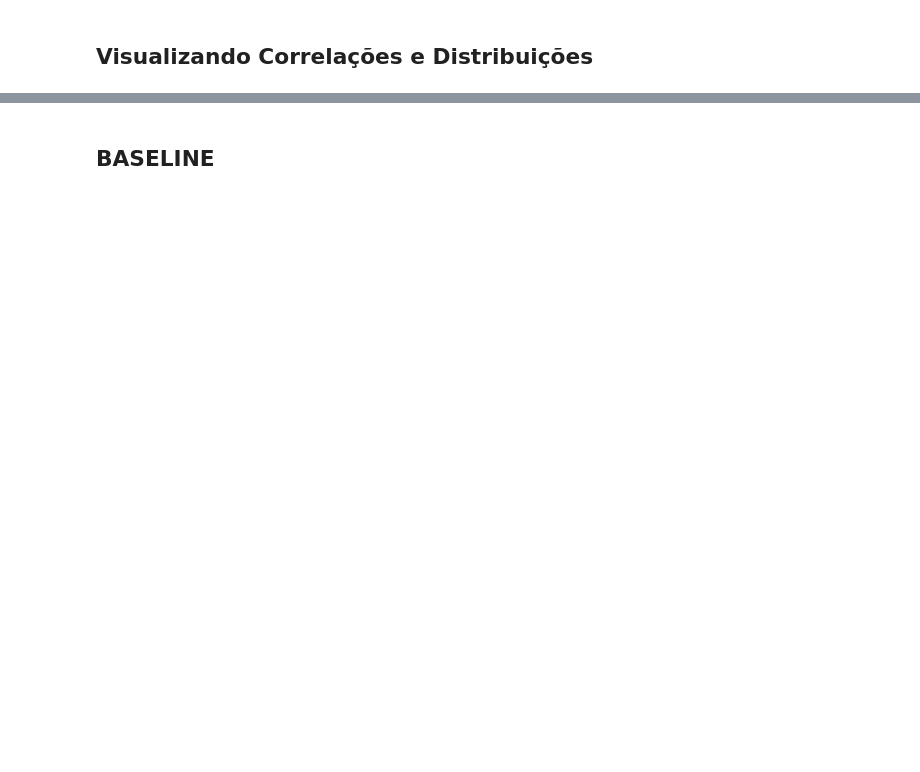
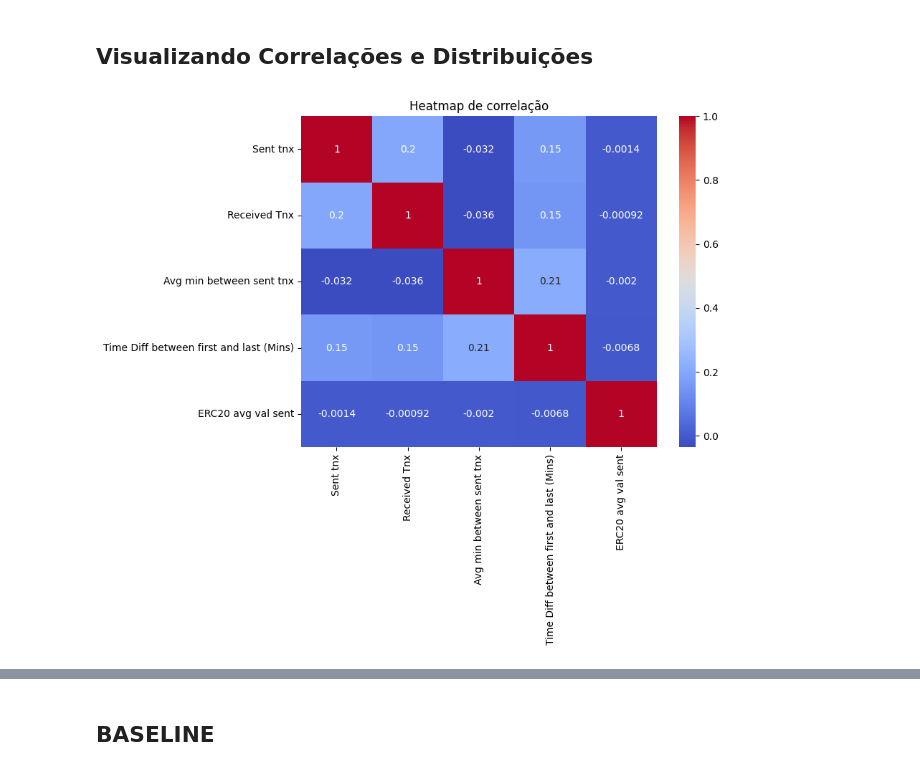
Before and after one commit to leonardo-filho/AnaliseCripto, a Jupyter notebook: Crypto_EBAC_2025.ipynb, the cells around one changed output, grey strips where cells are left out. Saved outputs shown, nothing was run; the diff lists cells and outputs as text; code cells hidden in the pictures; blank space fills up the shorter version.

```diff
--- a/Crypto_EBAC_2025.ipynb
+++ b/Crypto_EBAC_2025.ipynb
@@ -69,3 +88,22 @@ df["is_fraud"] = (df["Sent tnx"] > (df["Sent tnx"].mean() + 2 * df["Sent tnx"].s
+# %%
+# Defina as colunas relevantes para a correlação
+cols_for_corr = [
+    "Sent tnx",
+    "Received Tnx",
+    "Avg min between sent tnx",
+    "Time Diff between first and last (Mins)",
+    "ERC20 avg val sent"
+]
+
+corr_matrix = df[cols_for_corr].corr()
+
+# Plotando o heatmap de correlação
+plt.figure(figsize=(8, 6))
+sns.heatmap(corr_matrix, annot=True, cmap="coolwarm")
+plt.title("Heatmap de correlação")
+plt.show()
+# %% [output]
+[figure, added]
 # %%
 # Histogramas para visualizar a distribuição de 'Sent tnx'
 plt.figure(figsize=(10, 6))
```
Also changed, not shown: parts of 11 cells of this notebook.
